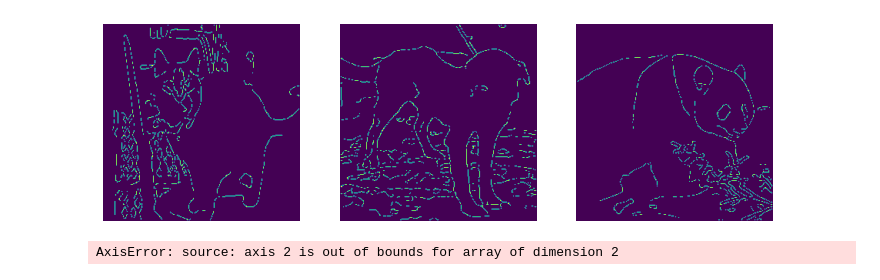
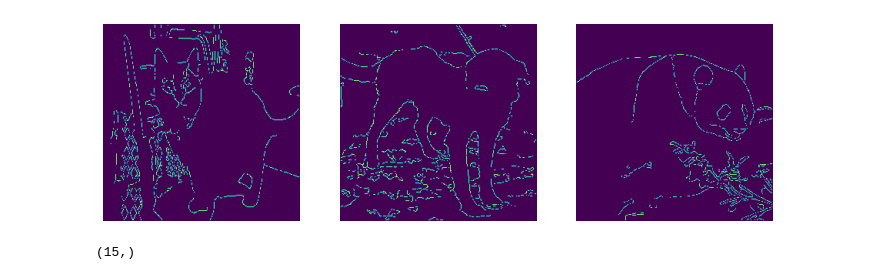
Before and after one commit to AxelleHumbert/MoteurRecherche, a Jupyter notebook: calixte.ipynb, the cells around one changed output. Drawn from its saved outputs; the diff is of its cells as text; code cells hidden in the pictures.

```diff
--- a/calixte.ipynb
+++ b/calixte.ipynb
@@ -17,27 +17,35 @@ from skimage.transform import resize
 # %%
 size = 256
 
-cats = [resize(canny(io.imread(f"animals/cats/cats_0000{idx}.jpg", as_gray=True), sigma=3, low_threshold=0.1, high_threshold=0.2), (size, size)) for idx in range(1,6)]
-dogs = [resize(canny(io.imread(f"animals/dogs/dogs_0000{idx}.jpg", as_gray=True), sigma=3, low_threshold=0.1, high_threshold=0.2), (size, size)) for idx in range(1,6)]
-pandas = [resize(canny(io.imread(f"animals/pandas/panda_0000{idx}.jpg", as_gray=True), sigma=3, low_threshold=0.1, high_threshold=0.2), (size, size)) for idx in range(1,6)]
+sigma_value = 2
+low_threshold_value = 0.1
+high_threshold_value = 0.4
+
+pixels_per_cell_value = 5
+
+number_of_animals_to_compare = 10
+animal_type = "cats/cats"
+cats = [resize(canny(io.imread(f"animals/cats/cats_0000{idx}.jpg", as_gray=True), sigma=sigma_value, low_threshold=low_threshold_value, high_threshold=high_threshold_value), (size, size)) for idx in range(1,6)]
+dogs = [resize(canny(io.imread(f"animals/dogs/dogs_0000{idx}.jpg", as_gray=True), sigma=sigma_value, low_threshold=low_threshold_value, high_threshold=high_threshold_value), (size, size)) for idx in range(1,6)]
+pandas = [resize(canny(io.imread(f"animals/pandas/panda_0000{idx}.jpg", as_gray=True), sigma=sigma_value, low_threshold=low_threshold_value, high_threshold=high_threshold_value), (size, size)) for idx in range(1,6)]
 images = cats + dogs + pandas
 
 fig, axes = plt.subplots(nrows=1, ncols=3, figsize=(12, 6))
 axes[0].imshow(cats[0]) and axes[0].axis('off')
 axes[1].imshow(dogs[0]) and axes[1].axis('off')
 axes[2].imshow(pandas[0]) and axes[2].axis('off')
 
 plt.show()
 # %% [output]
-[figure, old version]
+[figure, new version]
 # %%
 
-cats_hog = [hog(img, orientations=8, pixels_per_cell=(8, 8),
-                    cells_per_block=(1, 1), channel_axis=2) for img in cats]
-dogs_hog = [hog(img, orientations=8, pixels_per_cell=(8, 8),
-                    cells_per_block=(1, 1), channel_axis=2) for img in dogs]
-pandas_hog = [hog(img, orientations=8, pixels_per_cell=(8, 8),
-                    cells_per_block=(1, 1), channel_axis=2) for img in pandas]
+cats_hog = [hog(img, orientations=8, pixels_per_cell=(pixels_per_cell_value, pixels_per_cell_value),
+                    cells_per_block=(1, 1)) for img in cats]
+dogs_hog = [hog(img, orientations=8, pixels_per_cell=(pixels_per_cell_value, pixels_per_cell_value),
+                    cells_per_block=(1, 1)) for img in dogs]
+pandas_hog = [hog(img, orientations=8, pixels_per_cell=(pixels_per_cell_value, pixels_per_cell_value),
+                    cells_per_block=(1, 1)) for img in pandas]
 
 # étiquettes (1 pour les vélos, 2 pour les voitures)
 cats_labels = 1 * np.ones((len(cats_hog), ))
@@ -48,4 +56,4 @@ dataset = np.concatenate((cats_hog, dogs_hog, pandas_hog))
 labels = np.concatenate((cats_labels, dogs_labels, pandas_labels)).astype("int")
 print(labels.shape)
 # %% [output]
-AxisError: source: axis 2 is out of bounds for array of dimension 2
+(15,)
```
Also changed, not shown: parts of 4 cells of this notebook.
